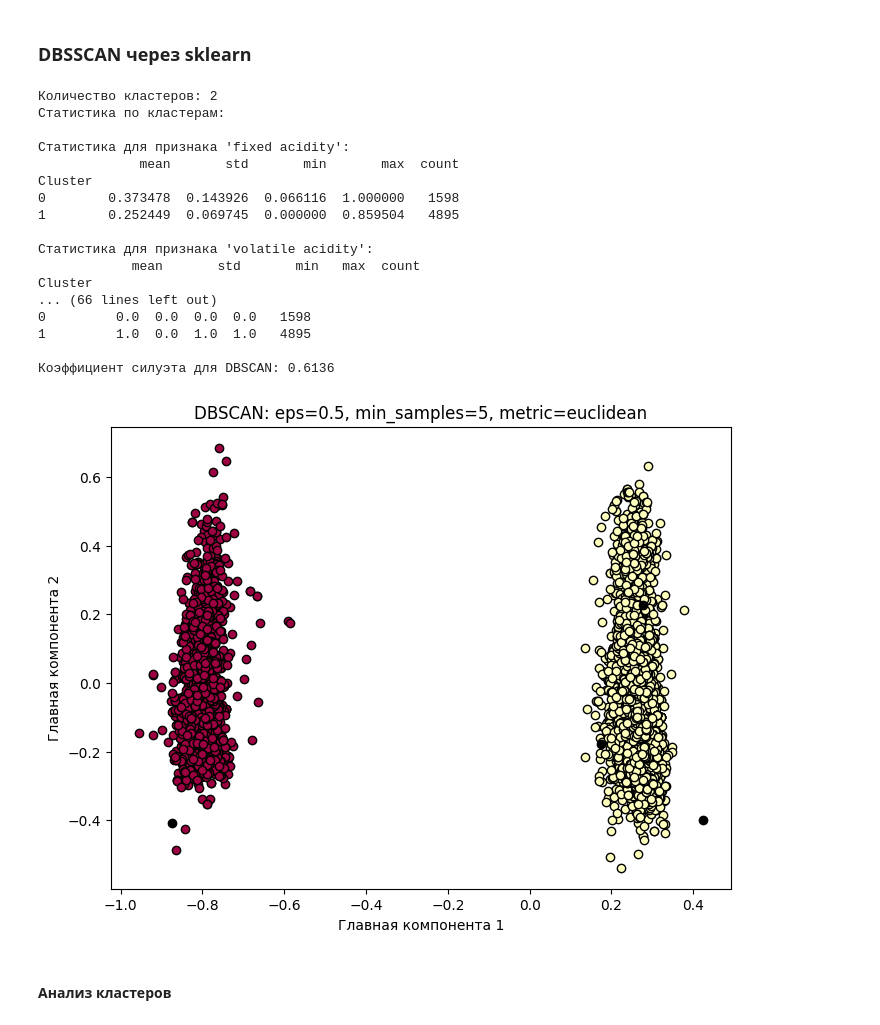
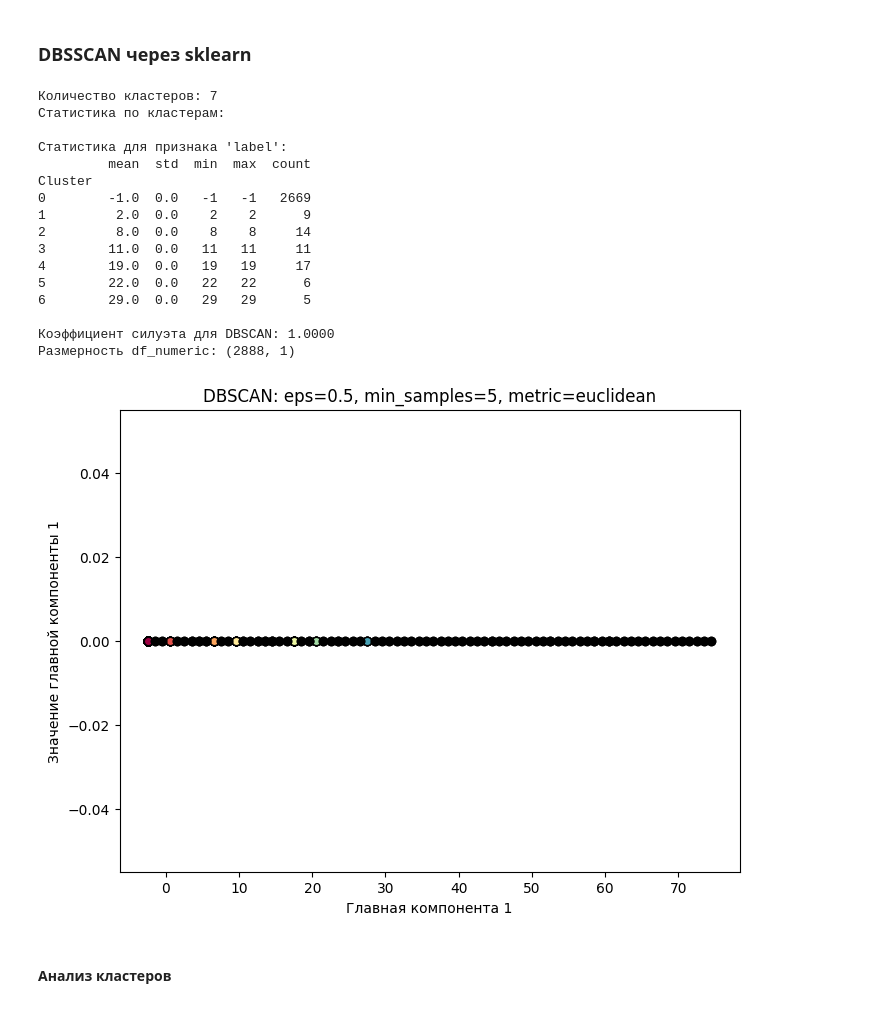
Before and after one commit to daniilwithangelic/laba-in-car-obychen, a Jupyter notebook: Практика_6_income.ipynb, the cells around one changed output. Drawn from its saved outputs; the diff is of its cells as text; code cells hidden in the pictures.

```diff
--- a/Практика_6_income.ipynb
+++ b/Практика_6_income.ipynb
@@ -375,7 +375,7 @@ from sklearn.cluster import KMeans
 from sklearn.metrics import silhouette_score
 
 # Определяем количество кластеров k
-k = 3  # Вы можете изменить это значение в соответствии с вашими данными
+k = 12 # Вы можете изменить это значение в соответствии с вашими данными
 
 # Создаем и обучаем модель KMeans
 kmeans = KMeans(n_clusters=k, random_state=42)
@@ -539,6 +689,20 @@ import pandas as pd
 import matplotlib.pyplot as plt
 from sklearn.cluster import DBSCAN
 from sklearn.metrics import silhouette_score
+from sklearn.decomposition import PCA
+
+# Загрузка данных в DataFrame (замените на ваш путь к файлу)
+# df = pd.read_csv('your_data.csv')  # Замените на путь к вашему файлу
+
+# Пример создания DataFrame (раскомментируйте и измените на свои данные)
+# df = pd.DataFrame({
+#     'feature1': np.random.rand(100),
+#     'feature2': np.random.rand(100),
+#     'label': np.random.randint(0, 10, size=100)
+# })
+
+# Удаление ненужных столбцов (например, текстовых)
+df_numeric = df.select_dtypes(include=[np.number])  # Оставляем только числовые столбцы
 
 # Параметры DBSCAN
 eps = 0.5
@@ -547,7 +711,7 @@ metric = 'euclidean'
 
 # Обучение модели DBSCAN
 db = DBSCAN(eps=eps, min_samples=min_samples, metric=metric)
-labels = db.fit_predict(df)
+labels = db.fit_predict(df_numeric)
 
 # Добавляем метки кластеров в DataFrame
 df_dbscan = df.copy()
@@ -559,63 +723,66 @@ print(f"Количество кластеров: {n_clusters_}")
 
 # Вывод статистики по кластерам
 print("Статистика по кластерам:")
-for column in df.columns:
+for column in df_numeric.columns:
     print(f"\nСтатистика для признака '{column}':")
     cluster_stats = df_dbscan[df_dbscan['Cluster'] != -1].groupby('Cluster')[column].agg(['mean', 'std', 'min', 'max', 'count'])
     print(cluster_stats)
 
 # Вычисление коэффициента силуэта
 if n_clusters_ > 1:
-    silhouette_avg = silhouette_score(df[df_dbscan['Cluster'] != -1], labels[df_dbscan['Cluster'] != -1])
+    silhouette_avg = silhouette_score(df_numeric[df_dbscan['Cluster'] != -1], labels[df_dbscan['Cluster'] != -1])
     print(f"\nКоэффициент силуэта для DBSCAN: {silhouette_avg:.4f}")
 else:
     print("\nКоэффициент силуэта не определен, так как найден один кластер или данные являются шумом.")
 
+# Визуализация результатов (с использованием PCA для снижения размерности)
+n_components = min(2, df_numeric.shape[1])  # Убедитесь, что количество компонентов не превышает количество признаков
+pca = PCA(n_components=n_components)
 
-# Визуализация результатов (с использованием PCA для снижения размерности)
-from sklearn.decomposition import PCA
-pca = PCA(n_components=2)
-principal_components = pca.fit_transform(df)
-df_pca = pd.DataFrame(data=principal_components, columns=['PC1', 'PC2'])
+# Проверка размерности df_numeric
+print(f"Размерность df_numeric: {df_numeric.shape}")
+
+# Выполнение PCA
+principal_components = pca.fit_transform(df_numeric)
+df_pca = pd.DataFrame(data=principal_components, columns=[f'PC{i+1}' for i in range(n_components)])
 df_pca['Cluster'] = labels
 
 plt.figure(figsize=(8, 6))
 unique_labels = set(labels)
 colors = [plt.cm.Spectral(each) for each in np.linspace(0, 1, len(unique_labels))]
 
 for k, col in zip(unique_labels, colors):
     class_member_mask = (labels == k)
     if k == -1:
         # Черный цвет для шума
         col = [0, 0, 0, 1]
     plt.plot(df_pca.loc[class_member_mask, 'PC1'],
-             df_pca.loc[class_member_mask, 'PC2'],
+             df_pca.loc[class_member_mask, 'PC2'] if n_components > 1 else np.zeros_like(df_pca.loc[class_member_mask, 'PC1']),
              'o', markerfacecolor=tuple(col),
              markeredgecolor='k', markersize=6)
 
 plt.title(f'DBSCAN: eps={eps}, min_samples={min_samples}, metric={metric}')
 plt.xlabel('Главная компонента 1')
-plt.ylabel('Главная компонента 2')
+plt.ylabel('Главная компонента 2' if n_components > 1 else 'Значение главной компоненты 1')
 plt.show()
 # %% [output]
-Количество кластеров: 2
+Количество кластеров: 7
 Статистика по кластерам:
 
-Статистика для признака 'fixed acidity':
-             mean       std       min       max  count
+Статистика для признака 'label':
+         mean  std  min  max  count
 Cluster
-0        0.373478  0.143926  0.066116  1.000000   1598
-1        0.252449  0.069745  0.000000  0.859504   4895
+0        -1.0  0.0   -1   -1   2669
+1         2.0  0.0    2    2      9
+2         8.0  0.0    8    8     14
+3        11.0  0.0   11   11     11
+4        19.0  0.0   19   19     17
+5        22.0  0.0   22   22      6
+6        29.0  0.0   29   29      5
 
-Статистика для признака 'volatile acidity':
-            mean       std       min   max  count
-Cluster
-... (66 lines left out)
-0         0.0  0.0  0.0  0.0   1598
-1         1.0  0.0  1.0  1.0   4895
-
-Коэффициент силуэта для DBSCAN: 0.6136
+Коэффициент силуэта для DBSCAN: 1.0000
+Размерность df_numeric: (2888, 1)
-[figure, old version]
+[figure, new version]
 # %% [markdown]
 #### **Анализ кластеров**
 # %% [markdown]
```
Also changed, not shown: parts of 10 cells of this notebook.
